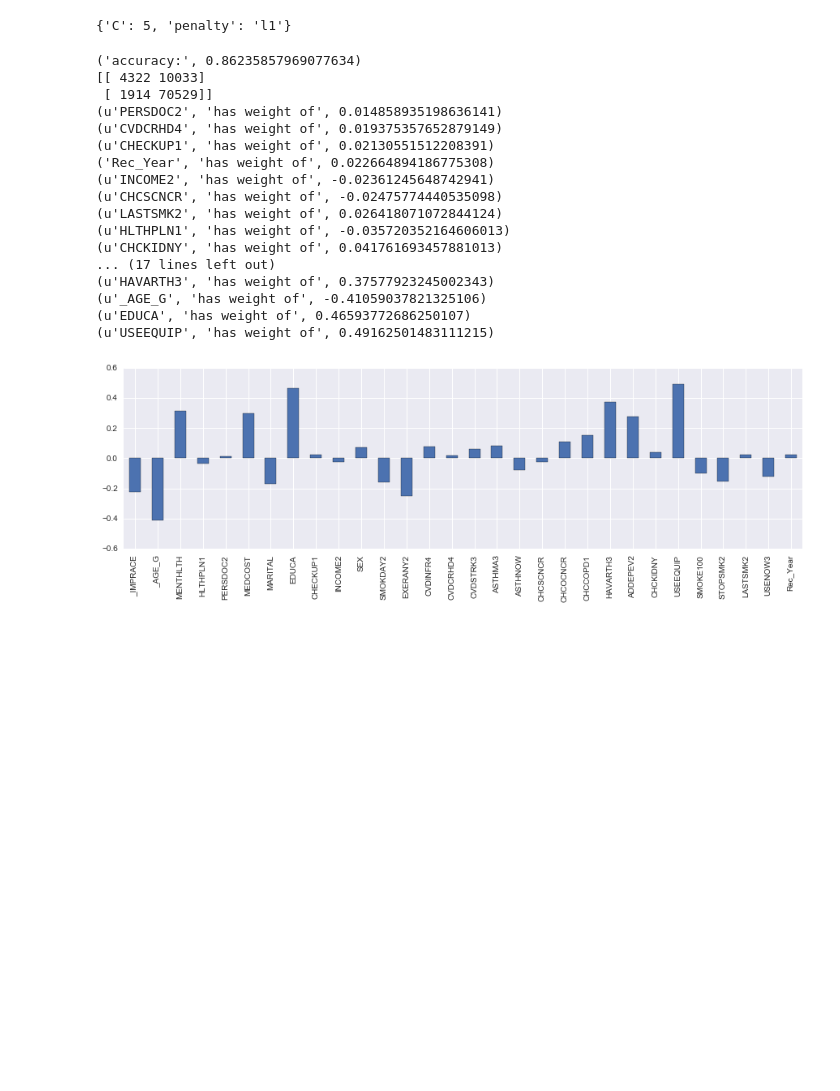
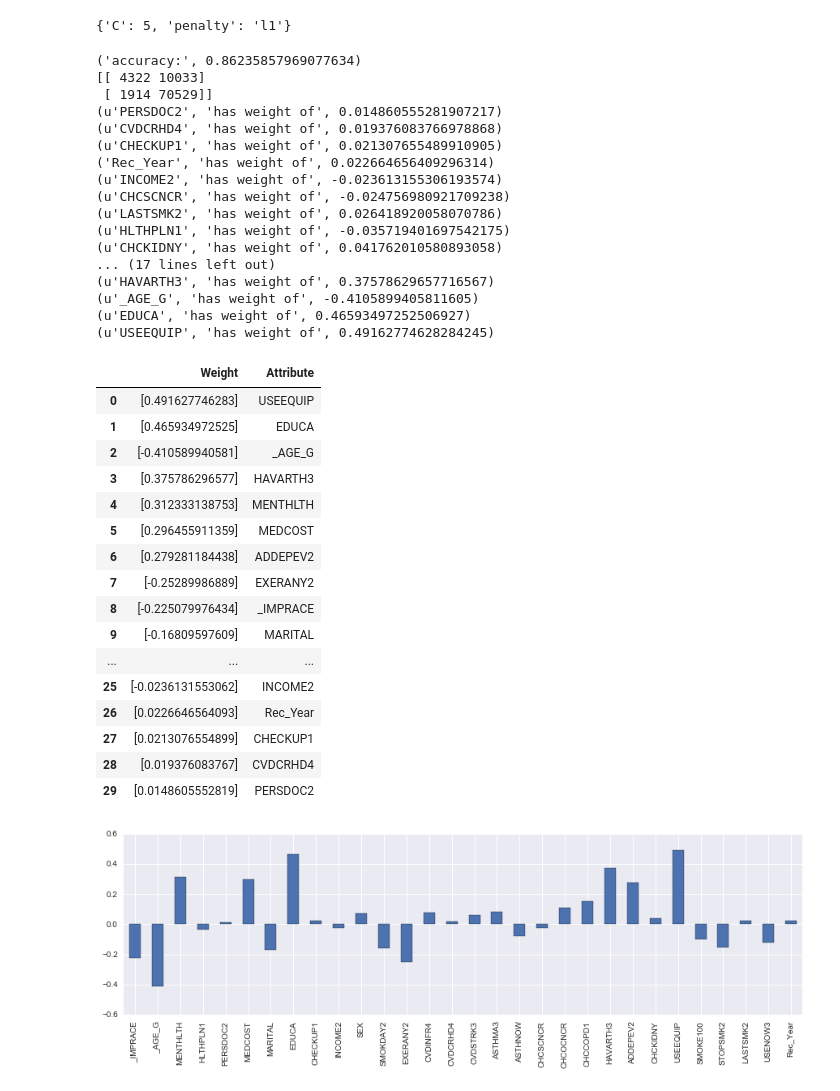
Before and after one commit to rlshuhart/MSDS6210-Immersion_Project, a Jupyter notebook: Study/Closing the Gap Study Revisited.ipynb, the cells around one changed output. Drawn from its saved outputs; the diff is of its cells as text; code cells hidden in the pictures; blank space fills up the shorter version.

Commit message:
sorted weights descending, and converted to dataframe for presentation in paper

```diff
--- a/Study/Closing the Gap Study Revisited.ipynb
+++ b/Study/Closing the Gap Study Revisited.ipynb
@@ -39,9 +39,9 @@ import seaborn as sns
 # brfss = pd.read_csv('.\\data\\brfss2012_2014.zip', encoding = "ISO-8859-1", compression='zip')
 
 # Andrew work import:
-# brfss = pd.read_csv('C:\\Users\\aclark\\Desktop\\SMU\\MSDS6210-Immersion_Project\\Study\\data\\brfss2012_2014.csv', encoding = "ISO-8859-1")
+brfss = pd.read_csv('C:\\Users\\aclark\\Desktop\\SMU\\MSDS6210-Immersion_Project\\Study\\data\\brfss2012_2014.csv', encoding = "ISO-8859-1")
 # Andrew home
-brfss = pd.read_csv('//Users//andrewclark//repos/MSDS6210-Immersion_Project//Study//data//brfss2012_2014.csv', encoding = "ISO-8859-1")
+# brfss = pd.read_csv('//Users//andrewclark//repos/MSDS6210-Immersion_Project//Study//data//brfss2012_2014.csv', encoding = "ISO-8859-1")
 print("Starting length is %.f " % len(brfss))
 
 # Age 18 to 64 - Excludes 65 or older, refused, or missing
@@ -301,27 +301,56 @@ print(conf )
 
 # sort these attributes and spit them out
 zip_vars = zip(logReg.coef_.T,brfss.columns) # combine attributes
-zip_vars.sort(key = lambda t: np.abs(t[0])) # sort them by the magnitude of the weight
+zip_vars.sort(key = lambda t: np.abs(t[0]), reverse=True) # sort them by the magnitude of the weight
 for coef, name in zip_vars:
     print(name, 'has weight of', coef[0]) # now print them out
 # %% [output]
 ('accuracy:', 0.86235857969077634)
 [[ 4322 10033]
  [ 1914 70529]]
-(u'PERSDOC2', 'has weight of', 0.014858935198636141)
-(u'CVDCRHD4', 'has weight of', 0.019375357652879149)
-(u'CHECKUP1', 'has weight of', 0.02130551512208391)
-('Rec_Year', 'has weight of', 0.022664894186775308)
-(u'INCOME2', 'has weight of', -0.02361245648742941)
-(u'CHCSCNCR', 'has weight of', -0.02475774440535098)
-(u'LASTSMK2', 'has weight of', 0.026418071072844124)
-(u'HLTHPLN1', 'has weight of', -0.035720352164606013)
-(u'CHCKIDNY', 'has weight of', 0.041761693457881013)
+(u'PERSDOC2', 'has weight of', 0.014860555281907217)
+(u'CVDCRHD4', 'has weight of', 0.019376083766978868)
+(u'CHECKUP1', 'has weight of', 0.021307655489910905)
+('Rec_Year', 'has weight of', 0.022664656409296314)
+(u'INCOME2', 'has weight of', -0.023613155306193574)
+(u'CHCSCNCR', 'has weight of', -0.024756980921709238)
+(u'LASTSMK2', 'has weight of', 0.026418920058070786)
+(u'HLTHPLN1', 'has weight of', -0.035719401697542175)
+(u'CHCKIDNY', 'has weight of', 0.041762010580893058)
 ... (17 lines left out)
-(u'HAVARTH3', 'has weight of', 0.37577923245002343)
-(u'_AGE_G', 'has weight of', -0.41059037821325106)
-(u'EDUCA', 'has weight of', 0.46593772686250107)
-(u'USEEQUIP', 'has weight of', 0.49162501483111215)
+(u'HAVARTH3', 'has weight of', 0.37578629657716567)
+(u'_AGE_G', 'has weight of', -0.4105899405811605)
+(u'EDUCA', 'has weight of', 0.46593497252506927)
+(u'USEEQUIP', 'has weight of', 0.49162774628284245)
+# %%
+# convert to pandas dataframe for paper presentation
+# http://pandas.pydata.org/pandas-docs/stable/dsintro.html
+Variables = pd.DataFrame(zip_vars)
+
+# name columns
+Variables.columns = ['Weight', 'Attribute']
+
+# return dataframe
+
+Variables
+# %% [output]
+|  | Weight | Attribute |
+| 0 | [0.491627746283] | USEEQUIP |
+| 1 | [0.465934972525] | EDUCA |
+| 2 | [-0.410589940581] | _AGE_G |
+| 3 | [0.375786296577] | HAVARTH3 |
+| 4 | [0.312333138753] | MENTHLTH |
+| 5 | [0.296455911359] | MEDCOST |
+| 6 | [0.279281184438] | ADDEPEV2 |
+| 7 | [-0.25289986889] | EXERANY2 |
+| 8 | [-0.225079976434] | _IMPRACE |
+| 9 | [-0.16809597609] | MARITAL |
+| ... | ... | ... |
+| 25 | [-0.0236131553062] | INCOME2 |
+| 26 | [0.0226646564093] | Rec_Year |
+| 27 | [0.0213076554899] | CHECKUP1 |
+| 28 | [0.019376083767] | CVDCRHD4 |
+| 29 | [0.0148605552819] | PERSDOC2 |
 # %%
 plt.figure(figsize=[15,4])
 
```
Also changed, not shown: parts of 7 cells of this notebook.
